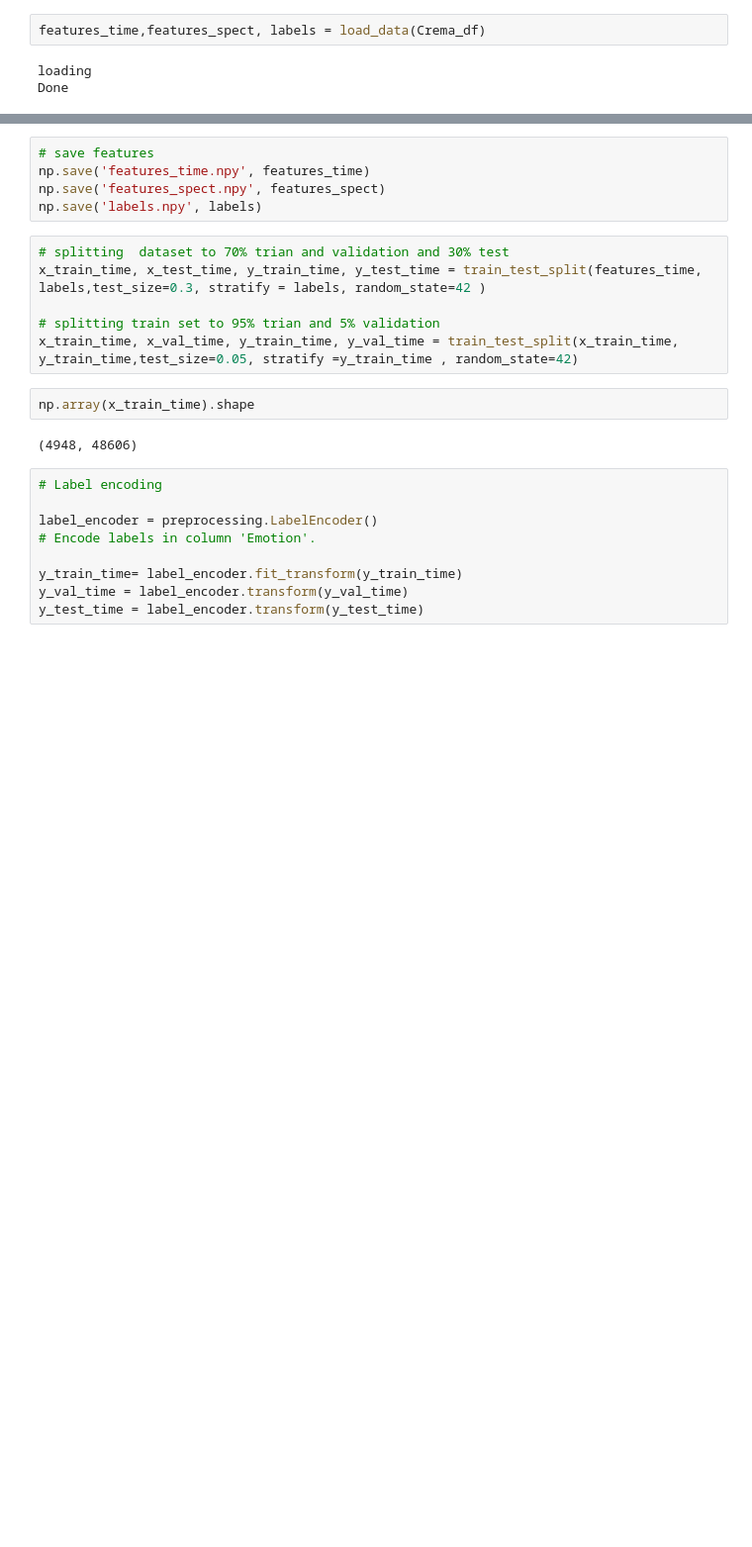
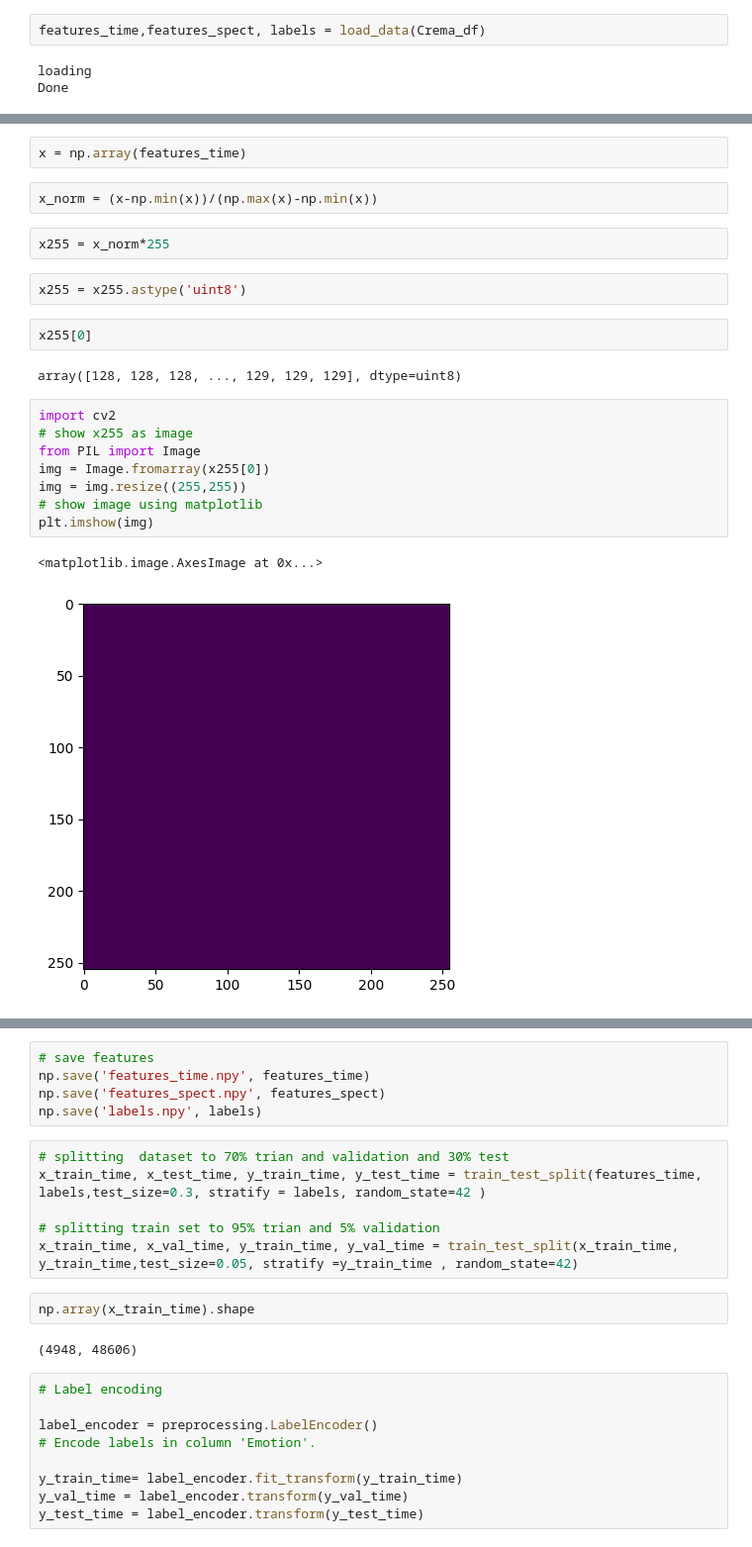
Before and after one commit to NourHamdyD/Speech-Emotion-Recognition, a Jupyter notebook: speech-emotion-recognition-with-cnn.ipynb, the cells around one changed output, grey strips where cells are left out. Shown at 99% size. Cells and saved outputs as stored; diff of their text form; blank space fills up the shorter version.

```diff
--- a/speech-emotion-recognition-with-cnn.ipynb
+++ b/speech-emotion-recognition-with-cnn.ipynb
@@ -257,0 +280,23 @@ Done
+# %%
+x = np.array(features_time)
+# %%
+x_norm = (x-np.min(x))/(np.max(x)-np.min(x))
+# %%
+x255 = x_norm*255
+# %%
+x255 = x255.astype('uint8')
+# %%
+x255[0]
+# %% [output]
+array([128, 128, 128, ..., 129, 129, 129], dtype=uint8)
+# %%
+import cv2
+# show x255 as image
+from PIL import Image
+img = Image.fromarray(x255[0])
+img = img.resize((255,255))
+# show image using matplotlib
+plt.imshow(img)
+# %% [output]
+<matplotlib.image.AxesImage at 0x...>
+[figure, added]
```
Also changed, not shown: parts of 40 cells of this notebook.
